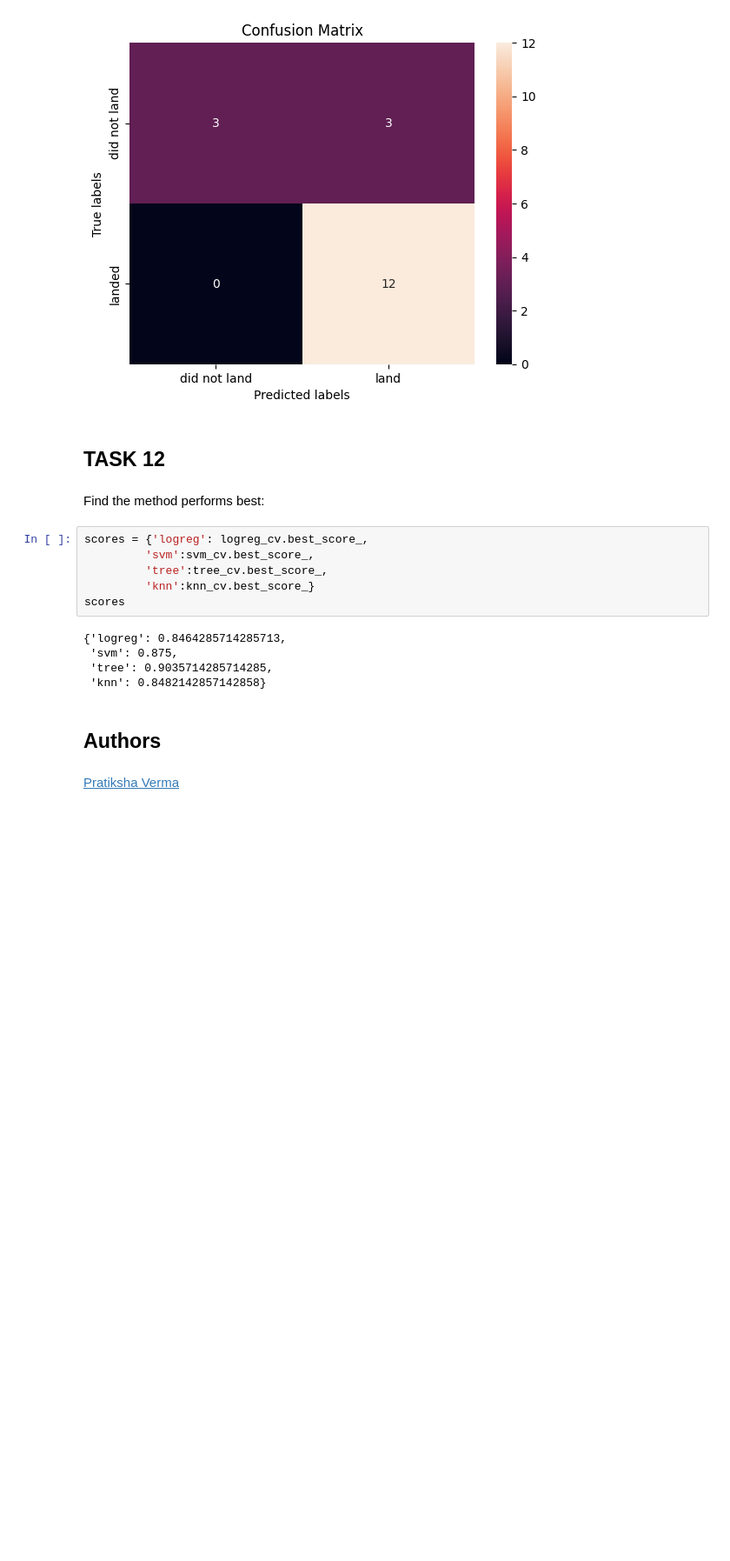
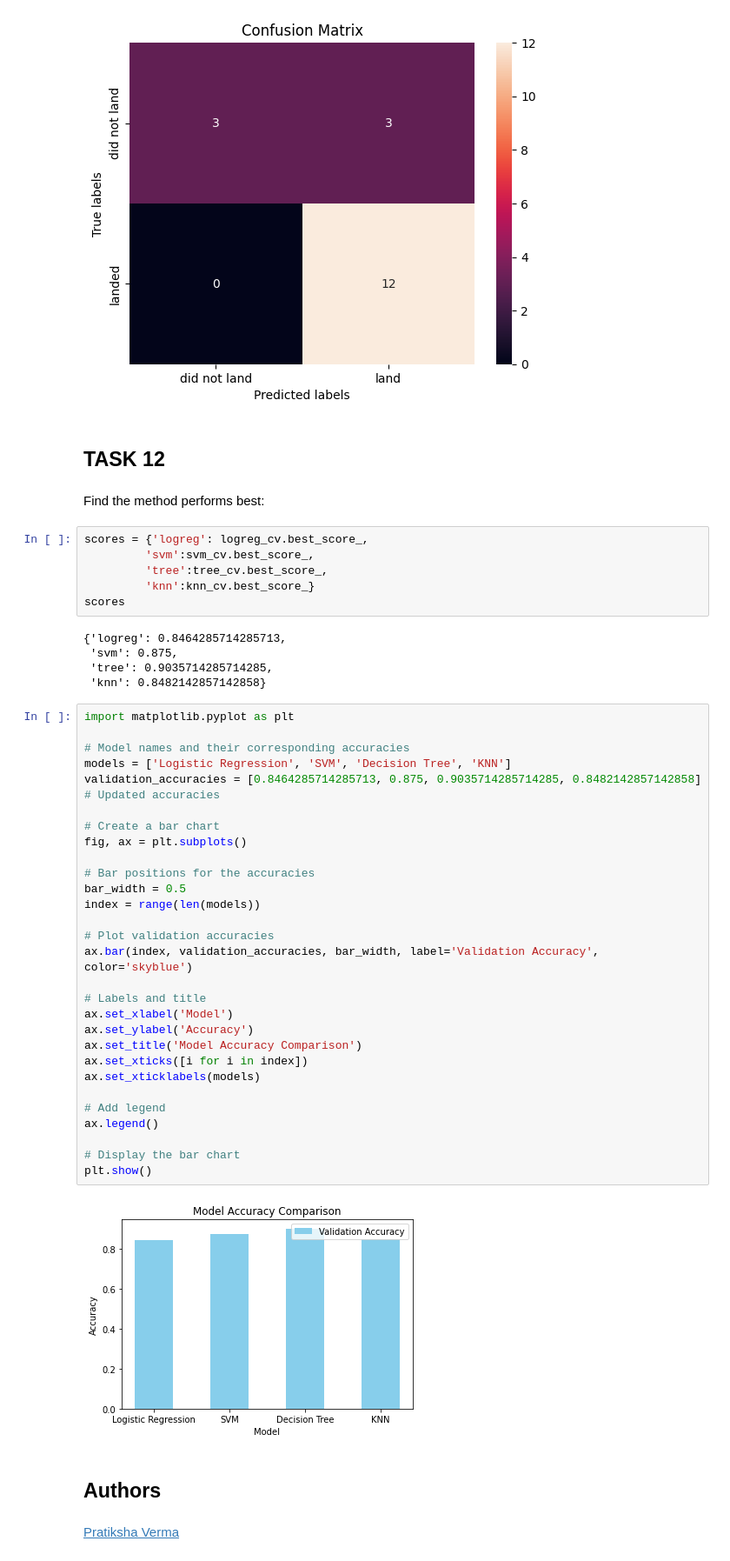
Before and after one commit to alkhaldieid/capston, a Jupyter notebook: SpaceX_Machine Learning Prediction_Part_5.ipynb, the cells around one changed output. Shown at 87% size. Cells and saved outputs as stored; diff of their text form; blank space fills up the shorter version.

```diff
--- a/SpaceX_Machine Learning Prediction_Part_5.ipynb
+++ b/SpaceX_Machine Learning Prediction_Part_5.ipynb
@@ -378,6 +378,37 @@ scores
  'svm': 0.875,
  'tree': 0.9035714285714285,
  'knn': 0.8482142857142858}
+# %%
+import matplotlib.pyplot as plt
+
+# Model names and their corresponding accuracies
+models = ['Logistic Regression', 'SVM', 'Decision Tree', 'KNN']
+validation_accuracies = [0.8464285714285713, 0.875, 0.9035714285714285, 0.8482142857142858]  # Updated accuracies
+
+# Create a bar chart
+fig, ax = plt.subplots()
+
+# Bar positions for the accuracies
+bar_width = 0.5
+index = range(len(models))
+
+# Plot validation accuracies
+ax.bar(index, validation_accuracies, bar_width, label='Validation Accuracy', color='skyblue')
+
+# Labels and title
+ax.set_xlabel('Model')
+ax.set_ylabel('Accuracy')
+ax.set_title('Model Accuracy Comparison')
+ax.set_xticks([i for i in index])
+ax.set_xticklabels(models)
+
+# Add legend
+ax.legend()
+
+# Display the bar chart
+plt.show()
+# %% [output]
+[figure, added]
 # %% [markdown]
 ## Authors
 # %% [markdown]
```
Also changed, not shown: 1 other file.
